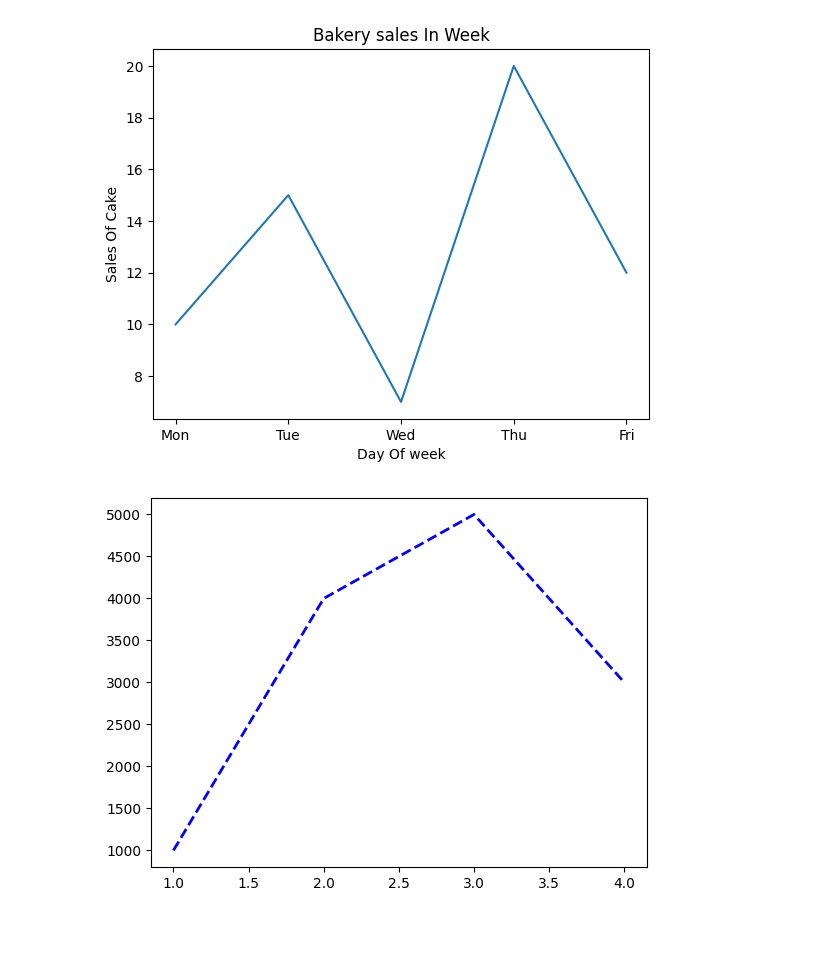
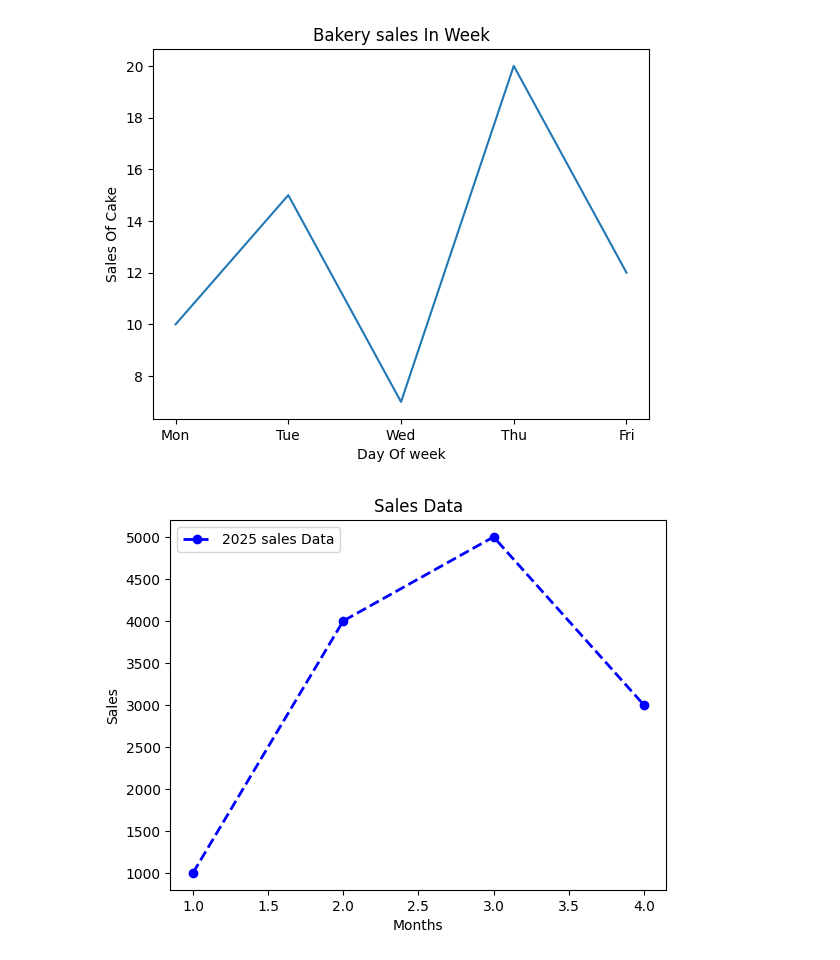
Before and after one commit to hetpatel1812/MachineLearning-Track, a Jupyter notebook: Day_6/MatPlotlib.ipynb, the cells around one changed output. Saved outputs shown, nothing was run; the diff lists cells and outputs as text; code cells hidden in the pictures; blank space fills up the shorter version.

```diff
--- a/Day_6/MatPlotlib.ipynb
+++ b/Day_6/MatPlotlib.ipynb
@@ -23,8 +23,12 @@ plt.show()
 # %%
 import matplotlib.pyplot as plt
 Months=[1,2,3,4]
 Sales=[1000,4000,5000,3000]
-plt.plot(Months,Sales,color="blue",linestyle="--",linewidth=2,label='2025 sales Data')
+plt.plot(Months,Sales,color="blue",linestyle="--",marker='o',linewidth=2,label='2025 sales Data')
+plt.xlabel('Months')
+plt.ylabel('Sales')
+plt.title('Sales Data')
+plt.legend()
 plt.show()
 # %% [output]
-[figure, old version]
+[figure, new version]
```
